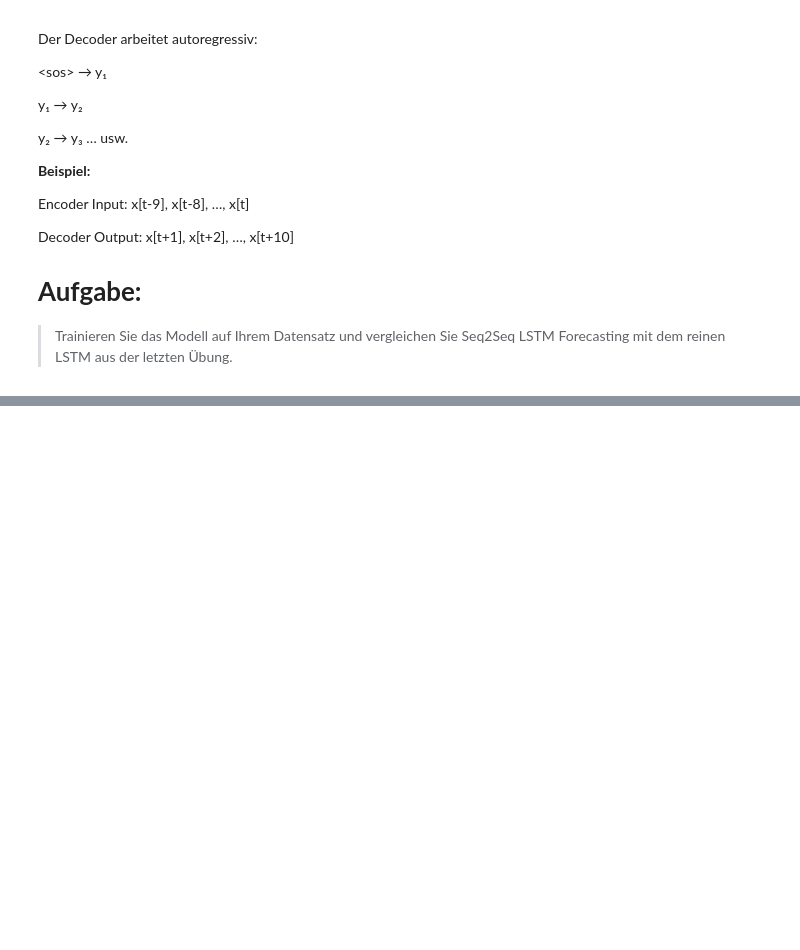
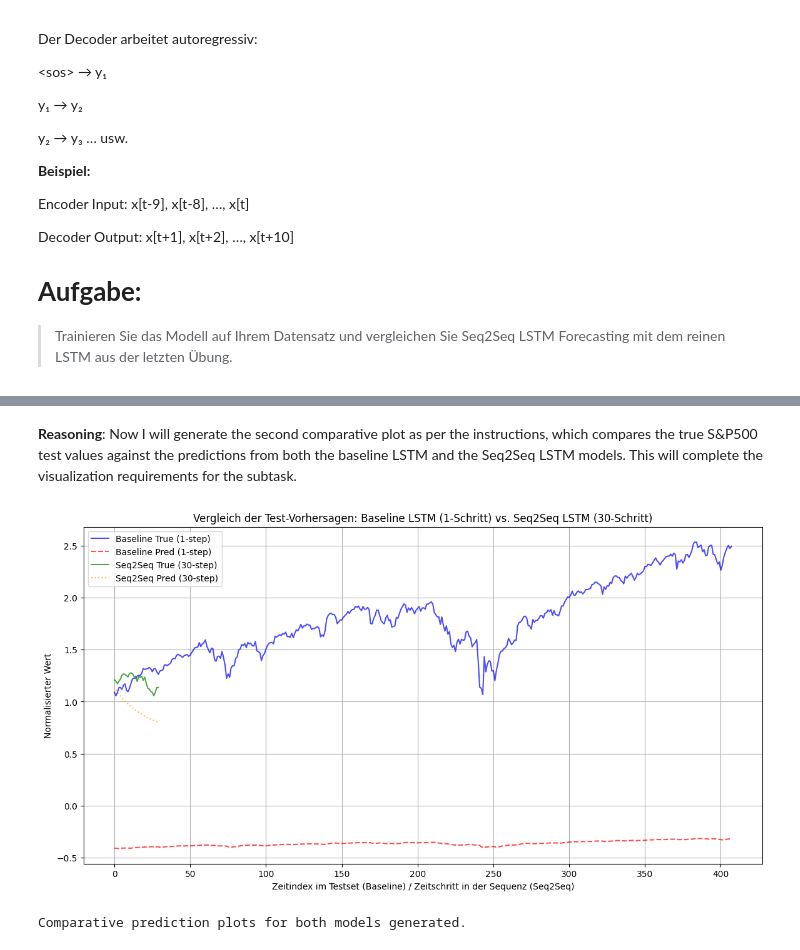
Before and after one commit to dennisddschulz/cas-artificial-intelligence, a Jupyter notebook: 06_transformer/04_Assignment_–_Encoder_Decoder_mit_Attention_(Seq2Seq)_&_Brücke_zu_Transformern_Aufgabe_4b.ipynb, the cells around one changed output, grey strips where cells are left out. Cells and saved outputs as stored; diff of their text form; code cells hidden in the pictures; blank space fills up the shorter version.

```diff
--- a/06_transformer/04_Assignment_–_Encoder_Decoder_mit_Attention_(Seq2Seq)_&_Brücke_zu_Transformern_Aufgabe_4b.ipynb
+++ b/06_transformer/04_Assignment_–_Encoder_Decoder_mit_Attention_(Seq2Seq)_&_Brücke_zu_Transformern_Aufgabe_4b.ipynb
@@ -879,0 +1987,41 @@ x[t+1], x[t+2], …, x[t+10]
+# %% [markdown]
+**Reasoning**:
+Now I will generate the second comparative plot as per the instructions, which compares the true S&P500 test values against the predictions from both the baseline LSTM and the Seq2Seq LSTM models. This will complete the visualization requirements for the subtask.
+# %%
+import matplotlib.pyplot as plt
+
+# 2. Plotting comparative test predictions
+
+# Baseline LSTM predictions (1-step ahead)
+sp_pred_np = sp_y_test_pred.squeeze(-1).numpy()
+sp_true_np = sp_y_test_true.squeeze(-1).numpy()
+
+# Seq2Seq LSTM predictions (multi-step ahead - first sequence for visualization)
+seq2seq_pred_np_sample = seq2seq_y_test_pred[0].numpy()  # Take the first predicted sequence
+seq2seq_true_np_sample = seq2seq_y_test_true[0].numpy()  # Take the first true sequence
+
+plt.figure(figsize=(14, 7))
+
+# Plot Baseline LSTM predictions
+plt.plot(range(len(sp_true_np)), sp_true_np, label="Baseline True (1-step)", color='blue', alpha=0.7)
+plt.plot(range(len(sp_pred_np)), sp_pred_np, label="Baseline Pred (1-step)", color='red', linestyle='--', alpha=0.7)
+
+# Plot Seq2Seq LSTM predictions (for the first sequence)
+# To align them, we can plot the Seq2Seq prediction starting after the Baseline's first prediction point
+# Or, for clarity, we can plot them separately or with distinct x-axes if needed.
+# For a direct visual comparison on the same plot, we'll align the start of the Seq2Seq prediction to the beginning.
+# Since Seq2Seq predicts a window_size_sp length sequence, we'll only show the first actual prediction.
+plt.plot(range(len(seq2seq_true_np_sample)), seq2seq_true_np_sample, label="Seq2Seq True (30-step)", color='green', alpha=0.7)
+plt.plot(range(len(seq2seq_pred_np_sample)), seq2seq_pred_np_sample, label="Seq2Seq Pred (30-step)", color='orange', linestyle=':', alpha=0.7)
+
+plt.title("Vergleich der Test-Vorhersagen: Baseline LSTM (1-Schritt) vs. Seq2Seq LSTM (30-Schritt)")
+plt.xlabel("Zeitindex im Testset (Baseline) / Zeitschritt in der Sequenz (Seq2Seq)")
+plt.ylabel("Normalisierter Wert")
+plt.legend()
+plt.grid(True)
+plt.show()
+
+print("Comparative prediction plots for both models generated.")
+# %% [output]
+[figure, added]
+Comparative prediction plots for both models generated.
```
Also changed, not shown: parts of 63 cells of this notebook.
